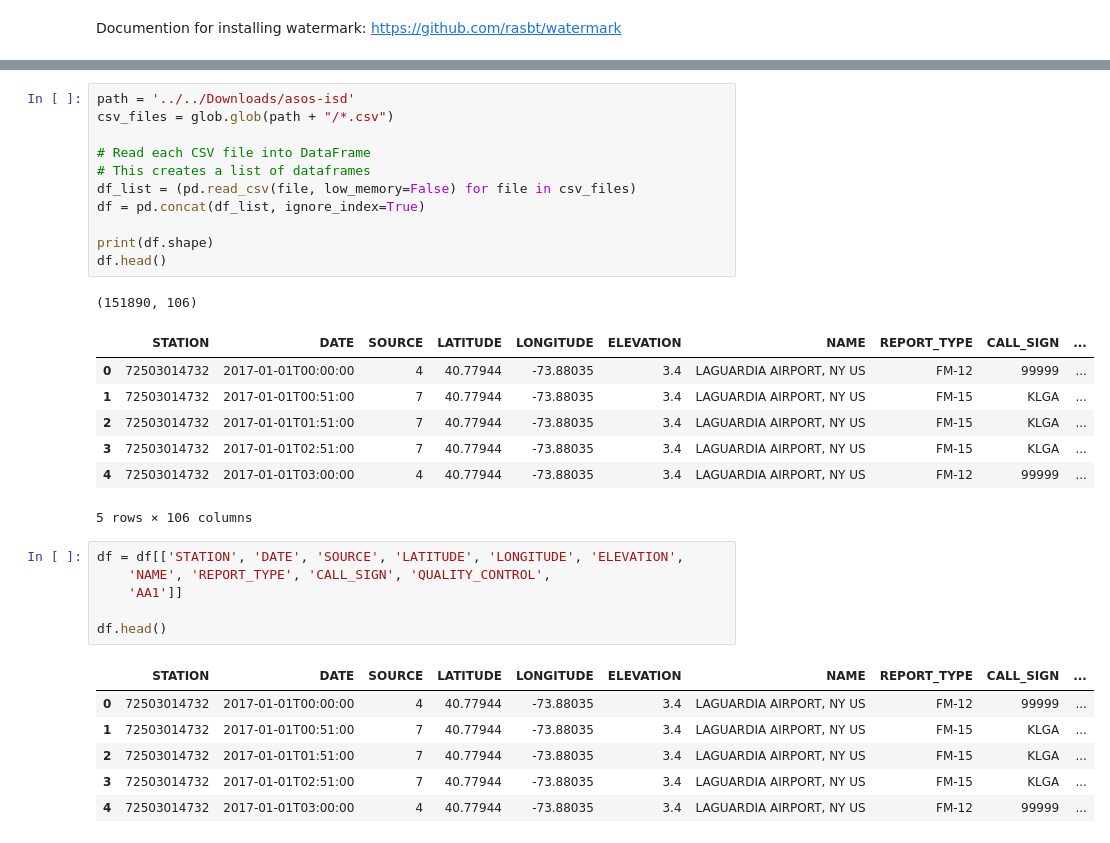
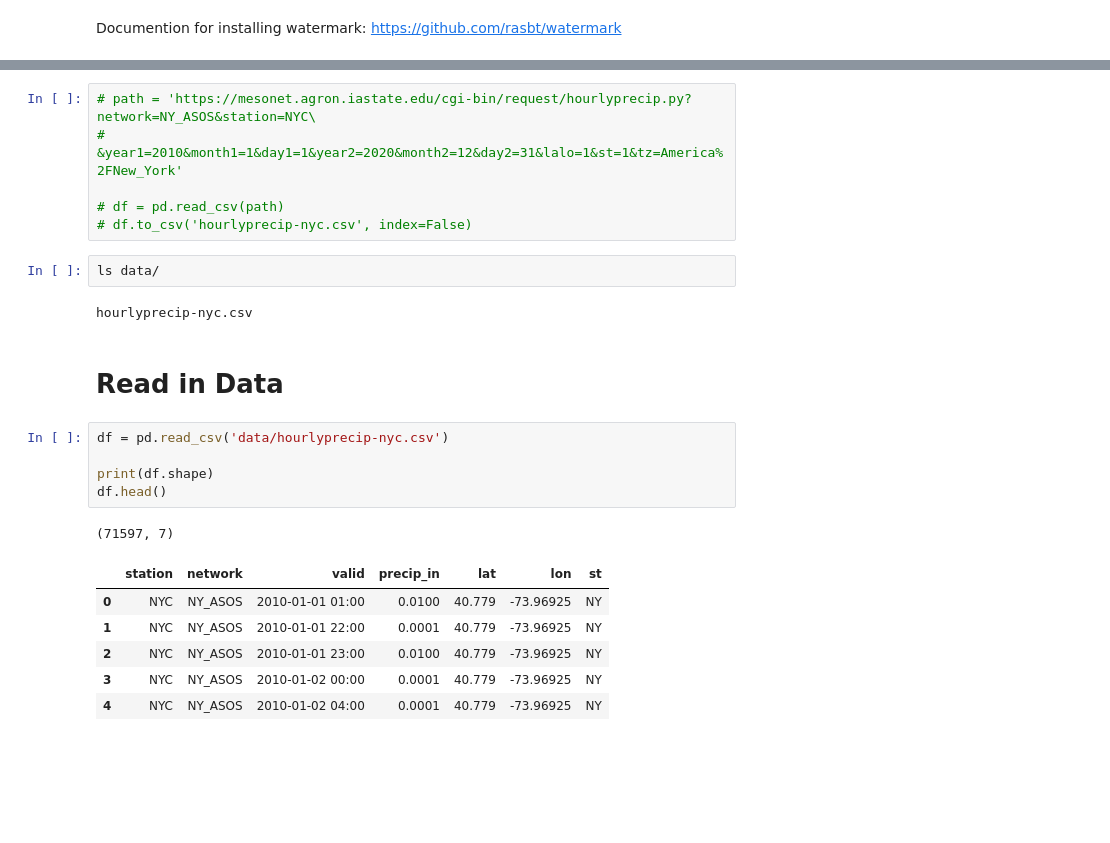
Before and after one commit to datalifenyc/nyc-street-flooding-analysis, a Jupyter notebook: analysis-book/noaa-precip-data.ipynb, the cells around one changed output, grey strips where cells are left out. Cells and saved outputs as stored; diff of their text form; blank space fills up the shorter version.

```diff
--- a/analysis-book/noaa-precip-data.ipynb
+++ b/analysis-book/noaa-precip-data.ipynb
@@ -71,33 +63,25 @@ Attribute information:
 # %%
-path = '../../Downloads/asos-isd'
-csv_files = glob.glob(path + "/*.csv")
+# path = 'https://mesonet.agron.iastate.edu/cgi-bin/request/hourlyprecip.py?network=NY_ASOS&station=NYC\
+# &year1=2010&month1=1&day1=1&year2=2020&month2=12&day2=31&lalo=1&st=1&tz=America%2FNew_York'
 
-# Read each CSV file into DataFrame
-# This creates a list of dataframes
-df_list = (pd.read_csv(file, low_memory=False) for file in csv_files)
-df = pd.concat(df_list, ignore_index=True)
-
-print(df.shape)
-df.head()
+# df = pd.read_csv(path)
+# df.to_csv('hourlyprecip-nyc.csv', index=False)
-# %% [output]
-(151890, 106)
-|  | STATION | DATE | SOURCE | LATITUDE | LONGITUDE | ELEVATION | NAME | REPORT_TYPE | CALL_SIGN | ... |
-| 0 | 72503014732 | 2017-01-01T00:00:00 | 4 | 40.77944 | -73.88035 | 3.4 | LAGUARDIA AIRPORT, NY US | FM-12 | 99999 | ... |
-| 1 | 72503014732 | 2017-01-01T00:51:00 | 7 | 40.77944 | -73.88035 | 3.4 | LAGUARDIA AIRPORT, NY US | FM-15 | KLGA | ... |
-| 2 | 72503014732 | 2017-01-01T01:51:00 | 7 | 40.77944 | -73.88035 | 3.4 | LAGUARDIA AIRPORT, NY US | FM-15 | KLGA | ... |
-| 3 | 72503014732 | 2017-01-01T02:51:00 | 7 | 40.77944 | -73.88035 | 3.4 | LAGUARDIA AIRPORT, NY US | FM-15 | KLGA | ... |
-| 4 | 72503014732 | 2017-01-01T03:00:00 | 4 | 40.77944 | -73.88035 | 3.4 | LAGUARDIA AIRPORT, NY US | FM-12 | 99999 | ... |
-5 rows × 106 columns
+# %%
+ls data/
+# %% [output]
+hourlyprecip-nyc.csv
+# %% [markdown]
+# Read in Data
 # %%
-df = df[['STATION', 'DATE', 'SOURCE', 'LATITUDE', 'LONGITUDE', 'ELEVATION',
-    'NAME', 'REPORT_TYPE', 'CALL_SIGN', 'QUALITY_CONTROL',
-    'AA1']]
+df = pd.read_csv('data/hourlyprecip-nyc.csv')
 
+print(df.shape)
 df.head()
 # %% [output]
+(71597, 7)
-|  | STATION | DATE | SOURCE | LATITUDE | LONGITUDE | ELEVATION | NAME | REPORT_TYPE | CALL_SIGN | ... |
-| 0 | 72503014732 | 2017-01-01T00:00:00 | 4 | 40.77944 | -73.88035 | 3.4 | LAGUARDIA AIRPORT, NY US | FM-12 | 99999 | ... |
-| 1 | 72503014732 | 2017-01-01T00:51:00 | 7 | 40.77944 | -73.88035 | 3.4 | LAGUARDIA AIRPORT, NY US | FM-15 | KLGA | ... |
-| 2 | 72503014732 | 2017-01-01T01:51:00 | 7 | 40.77944 | -73.88035 | 3.4 | LAGUARDIA AIRPORT, NY US | FM-15 | KLGA | ... |
-| 3 | 72503014732 | 2017-01-01T02:51:00 | 7 | 40.77944 | -73.88035 | 3.4 | LAGUARDIA AIRPORT, NY US | FM-15 | KLGA | ... |
-| 4 | 72503014732 | 2017-01-01T03:00:00 | 4 | 40.77944 | -73.88035 | 3.4 | LAGUARDIA AIRPORT, NY US | FM-12 | 99999 | ... |
+|  | station | network | valid | precip_in | lat | lon | st |
+| 0 | NYC | NY_ASOS | 2010-01-01 01:00 | 0.0100 | 40.779 | -73.96925 | NY |
+| 1 | NYC | NY_ASOS | 2010-01-01 22:00 | 0.0001 | 40.779 | -73.96925 | NY |
+| 2 | NYC | NY_ASOS | 2010-01-01 23:00 | 0.0100 | 40.779 | -73.96925 | NY |
+| 3 | NYC | NY_ASOS | 2010-01-02 00:00 | 0.0001 | 40.779 | -73.96925 | NY |
+| 4 | NYC | NY_ASOS | 2010-01-02 04:00 | 0.0001 | 40.779 | -73.96925 | NY |
```
Also changed, not shown: parts of 35 cells of this notebook.
